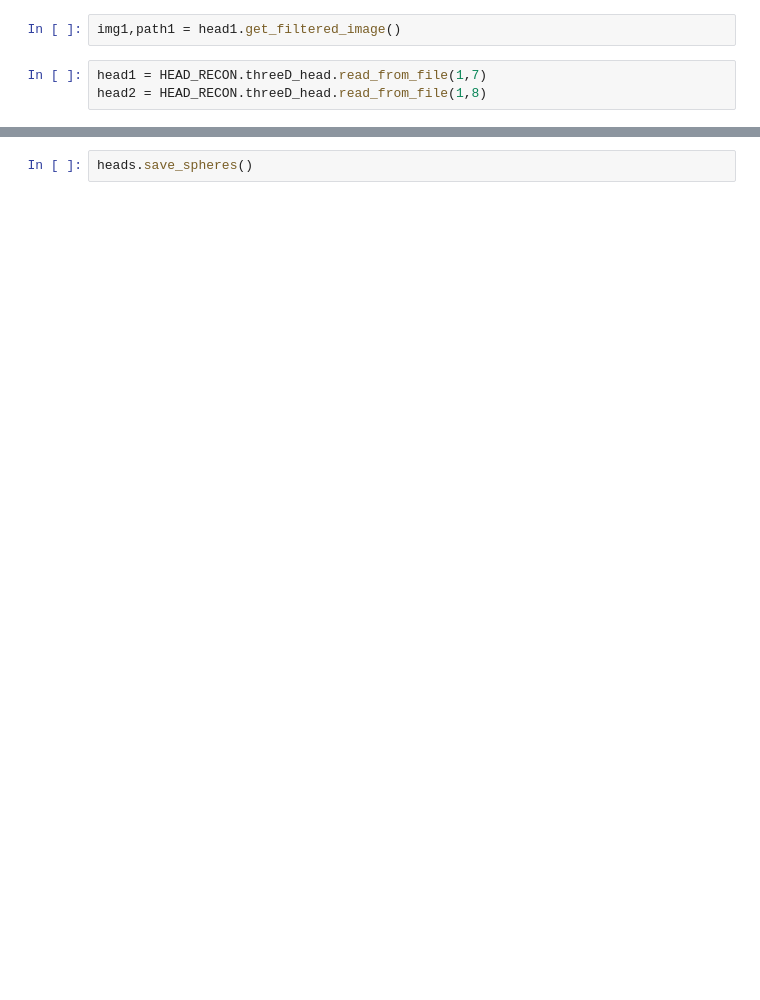
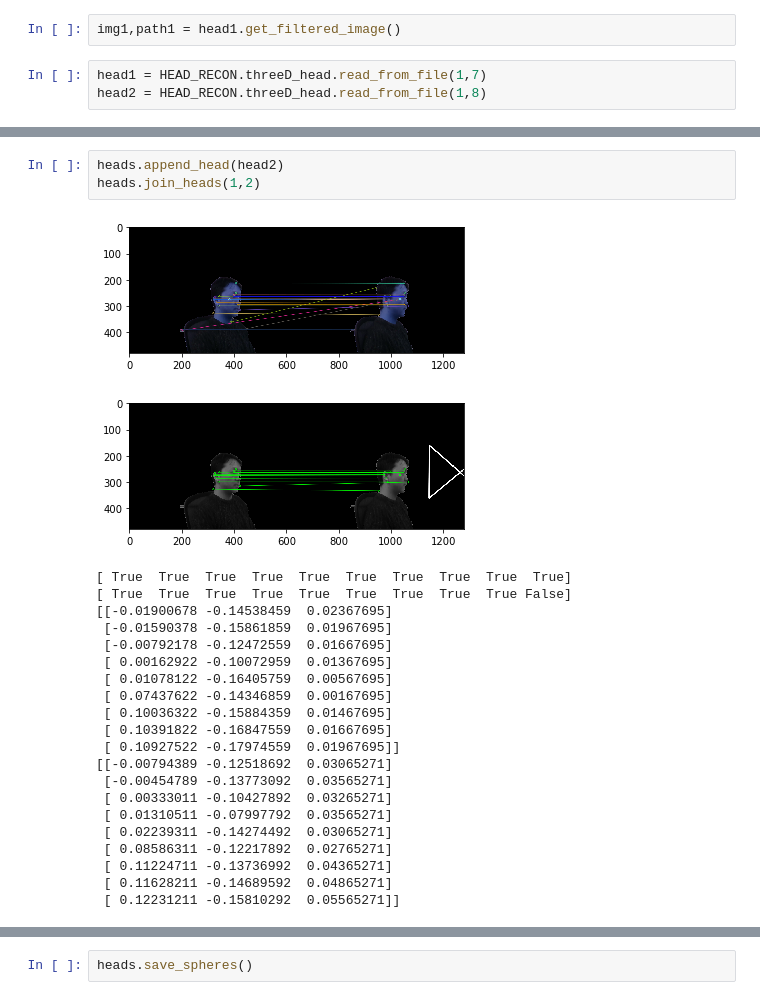
Before and after one commit to yichao-l/head_reconstruct, a Jupyter notebook: AV_CW_WZ.ipynb, the cells around one changed output, grey strips where cells are left out. Saved outputs shown, nothing was run; the diff lists cells and outputs as text; blank space fills up the shorter version.

```diff
--- a/AV_CW_WZ.ipynb
+++ b/AV_CW_WZ.ipynb
@@ -109,0 +102,26 @@ icp processing done.
+# %%
+heads.append_head(head2)
+heads.join_heads(1,2)
+# %% [output]
+[figure, added]
+[figure, added]
+[ True  True  True  True  True  True  True  True  True  True]
+[ True  True  True  True  True  True  True  True  True False]
+[[-0.01900678 -0.14538459  0.02367695]
+ [-0.01590378 -0.15861859  0.01967695]
+ [-0.00792178 -0.12472559  0.01667695]
+ [ 0.00162922 -0.10072959  0.01367695]
+ [ 0.01078122 -0.16405759  0.00567695]
+ [ 0.07437622 -0.14346859  0.00167695]
+ [ 0.10036322 -0.15884359  0.01467695]
+ [ 0.10391822 -0.16847559  0.01667695]
+ [ 0.10927522 -0.17974559  0.01967695]]
+[[-0.00794389 -0.12518692  0.03065271]
+ [-0.00454789 -0.13773092  0.03565271]
+ [ 0.00333011 -0.10427892  0.03265271]
+ [ 0.01310511 -0.07997792  0.03565271]
+ [ 0.02239311 -0.14274492  0.03065271]
+ [ 0.08586311 -0.12217892  0.02765271]
+ [ 0.11224711 -0.13736992  0.04365271]
+ [ 0.11628211 -0.14689592  0.04865271]
+ [ 0.12231211 -0.15810292  0.05565271]]
```
Also changed, not shown: parts of 14 cells of this notebook, 6 other files.
